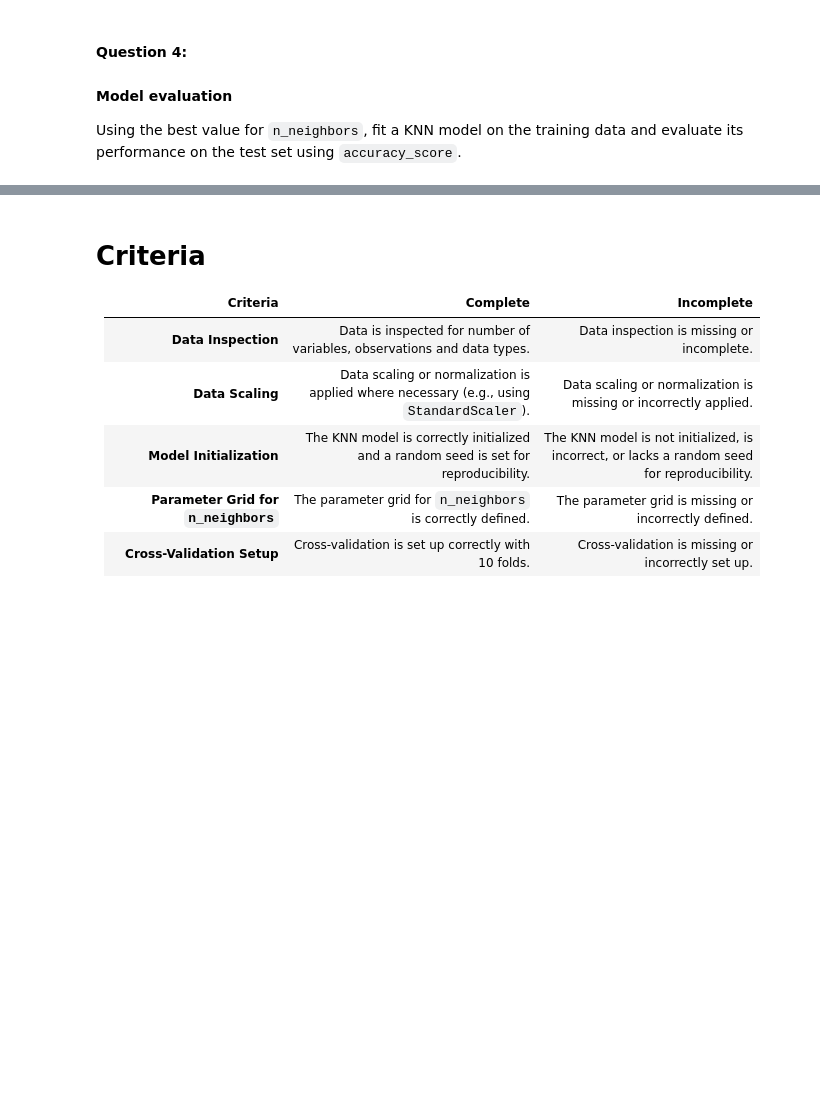
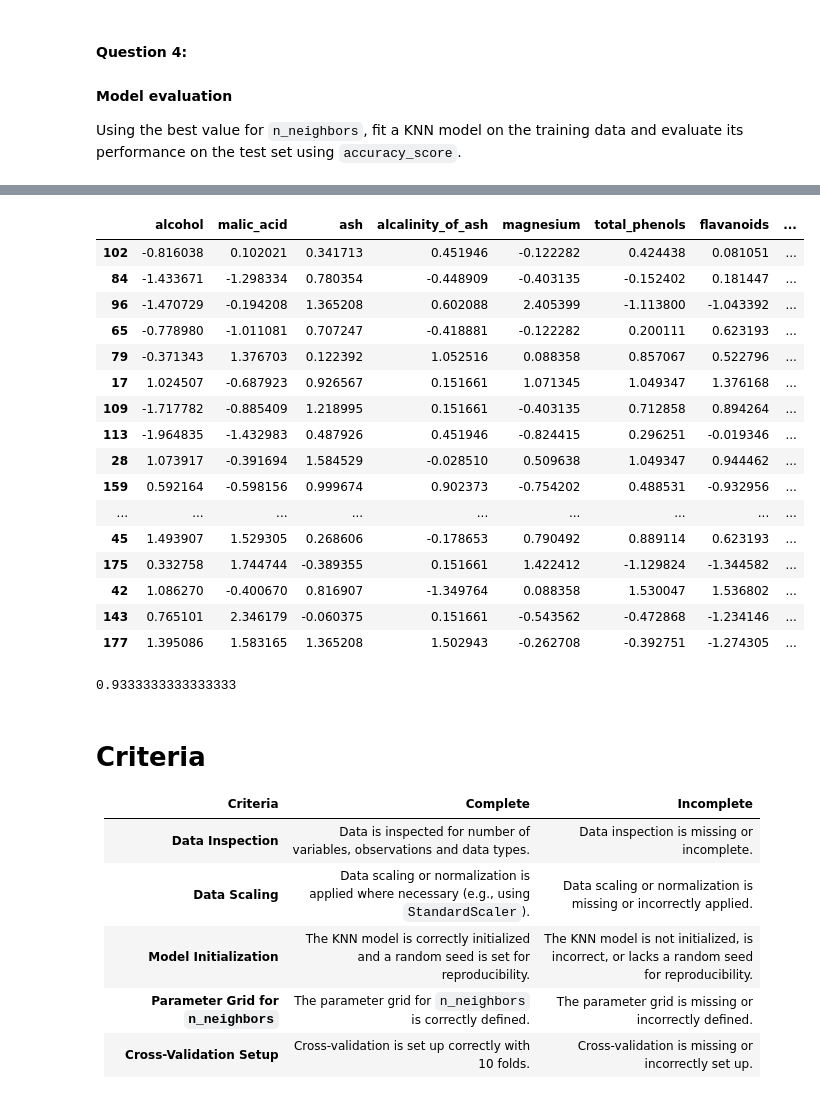
Before and after one commit to yulizhang11/LCR, a Jupyter notebook: 02_activities/assignments/assignment_1.ipynb, the cells around one changed output, grey strips where cells are left out. Drawn from its saved outputs; the diff is of its cells as text; code cells hidden in the pictures; blank space fills up the shorter version.

```diff
--- a/02_activities/assignments/assignment_1.ipynb
+++ b/02_activities/assignments/assignment_1.ipynb
@@ -291,3 +292,30 @@ Using the best value for `n_neighbors`, fit a KNN model on the training data and
+# %%
+wine_test.iloc[:, :-2]
+# %% [output]
+|  | alcohol | malic_acid | ash | alcalinity_of_ash | magnesium | total_phenols | flavanoids | ... |
+| 102 | -0.816038 | 0.102021 | 0.341713 | 0.451946 | -0.122282 | 0.424438 | 0.081051 | ... |
+| 84 | -1.433671 | -1.298334 | 0.780354 | -0.448909 | -0.403135 | -0.152402 | 0.181447 | ... |
+| 96 | -1.470729 | -0.194208 | 1.365208 | 0.602088 | 2.405399 | -1.113800 | -1.043392 | ... |
+| 65 | -0.778980 | -1.011081 | 0.707247 | -0.418881 | -0.122282 | 0.200111 | 0.623193 | ... |
+| 79 | -0.371343 | 1.376703 | 0.122392 | 1.052516 | 0.088358 | 0.857067 | 0.522796 | ... |
+| 17 | 1.024507 | -0.687923 | 0.926567 | 0.151661 | 1.071345 | 1.049347 | 1.376168 | ... |
+| 109 | -1.717782 | -0.885409 | 1.218995 | 0.151661 | -0.403135 | 0.712858 | 0.894264 | ... |
+| 113 | -1.964835 | -1.432983 | 0.487926 | 0.451946 | -0.824415 | 0.296251 | -0.019346 | ... |
+| 28 | 1.073917 | -0.391694 | 1.584529 | -0.028510 | 0.509638 | 1.049347 | 0.944462 | ... |
+| 159 | 0.592164 | -0.598156 | 0.999674 | 0.902373 | -0.754202 | 0.488531 | -0.932956 | ... |
+| ... | ... | ... | ... | ... | ... | ... | ... | ... |
+| 45 | 1.493907 | 1.529305 | 0.268606 | -0.178653 | 0.790492 | 0.889114 | 0.623193 | ... |
+| 175 | 0.332758 | 1.744744 | -0.389355 | 0.151661 | 1.422412 | -1.129824 | -1.344582 | ... |
+| 42 | 1.086270 | -0.400670 | 0.816907 | -1.349764 | 0.088358 | 1.530047 | 1.536802 | ... |
+| 143 | 0.765101 | 2.346179 | -0.060375 | 0.151661 | -0.543562 | -0.472868 | -1.234146 | ... |
+| 177 | 1.395086 | 1.583165 | 1.365208 | 1.502943 | -0.262708 | -0.392751 | -1.274305 | ... |
+# %%
+wine_tune_grid.score(
+    wine_test.iloc[:, :-2],
+    wine_test["class"]
+)
+# %% [output]
+0.9333333333333333
 # %% [markdown]
 # Criteria
 
```
Also changed, not shown: parts of 13 cells of this notebook.
